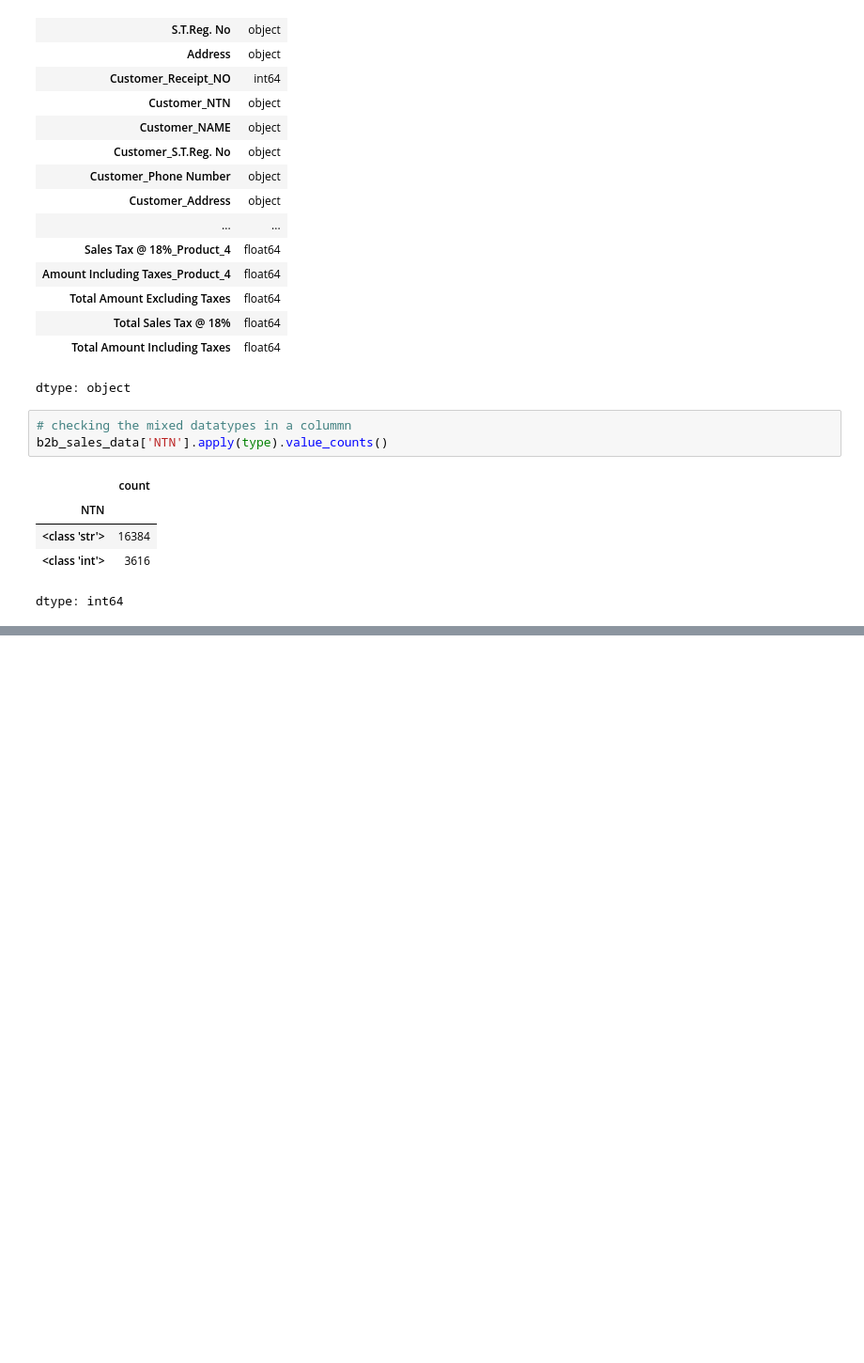
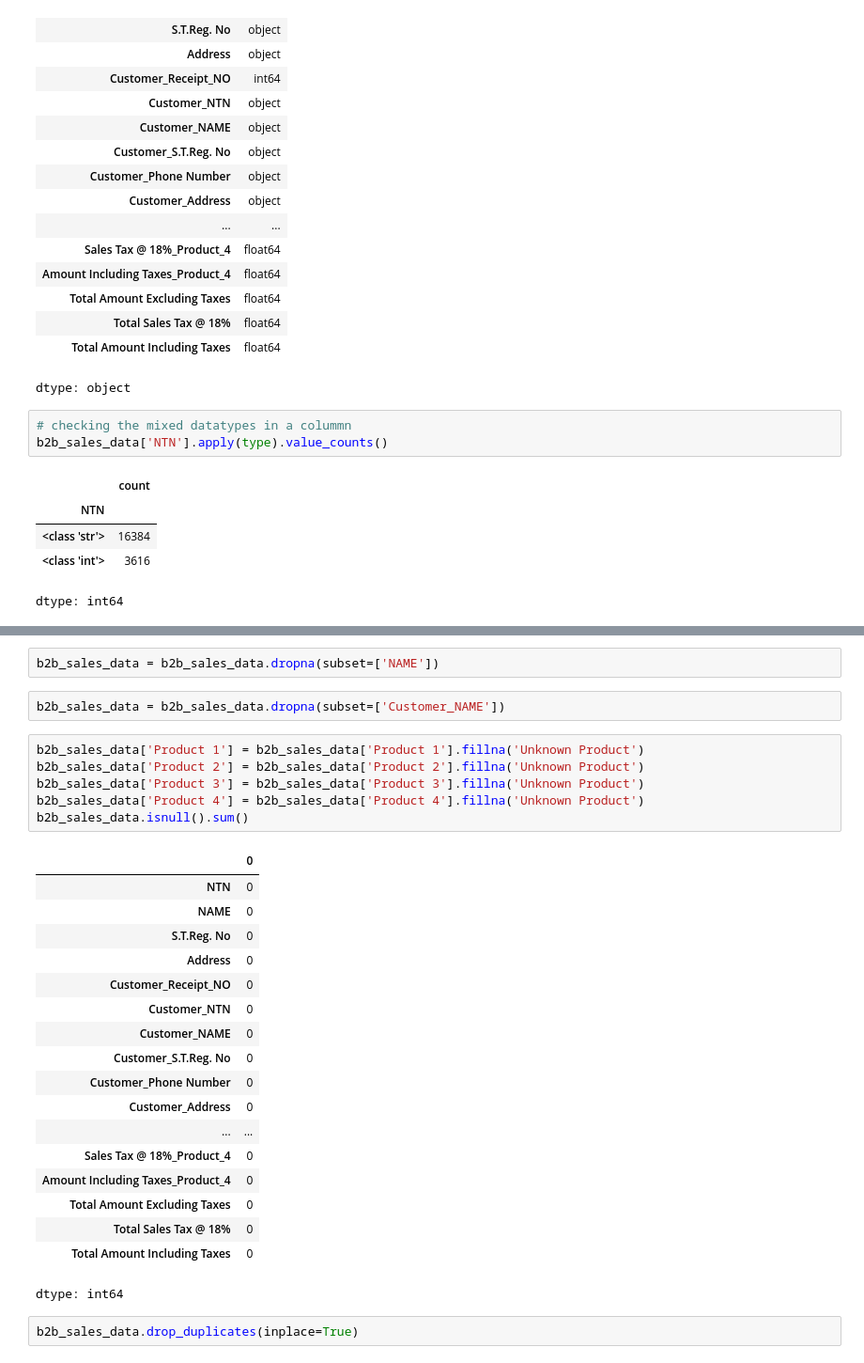
Before and after one commit to nancy-kataria/NexBuy, a Jupyter notebook: buyer_to_seller_matching.ipynb, the cells around one changed output, grey strips where cells are left out. Shown at 94% size. Saved outputs shown, nothing was run; the diff lists cells and outputs as text; blank space fills up the shorter version.

```diff
--- a/buyer_to_seller_matching.ipynb
+++ b/buyer_to_seller_matching.ipynb
@@ -53,0 +92,31 @@ dtype: int64
+# %%
+b2b_sales_data = b2b_sales_data.dropna(subset=['NAME'])
+# %%
+b2b_sales_data = b2b_sales_data.dropna(subset=['Customer_NAME'])
+# %%
+b2b_sales_data['Product 1'] = b2b_sales_data['Product 1'].fillna('Unknown Product')
+b2b_sales_data['Product 2'] = b2b_sales_data['Product 2'].fillna('Unknown Product')
+b2b_sales_data['Product 3'] = b2b_sales_data['Product 3'].fillna('Unknown Product')
+b2b_sales_data['Product 4'] = b2b_sales_data['Product 4'].fillna('Unknown Product')
+b2b_sales_data.isnull().sum()
+# %% [output]
+|  | 0 |
+| NTN | 0 |
+| NAME | 0 |
+| S.T.Reg. No | 0 |
+| Address | 0 |
+| Customer_Receipt_NO | 0 |
+| Customer_NTN | 0 |
+| Customer_NAME | 0 |
+| Customer_S.T.Reg. No | 0 |
+| Customer_Phone Number | 0 |
+| Customer_Address | 0 |
+| ... | ... |
+| Sales Tax @ 18%_Product_4 | 0 |
+| Amount Including Taxes_Product_4 | 0 |
+| Total Amount Excluding Taxes | 0 |
+| Total Sales Tax @ 18% | 0 |
+| Total Amount Including Taxes | 0 |
+dtype: int64
+# %%
+b2b_sales_data.drop_duplicates(inplace=True)
```
Also changed, not shown: parts of 3 cells of this notebook.
